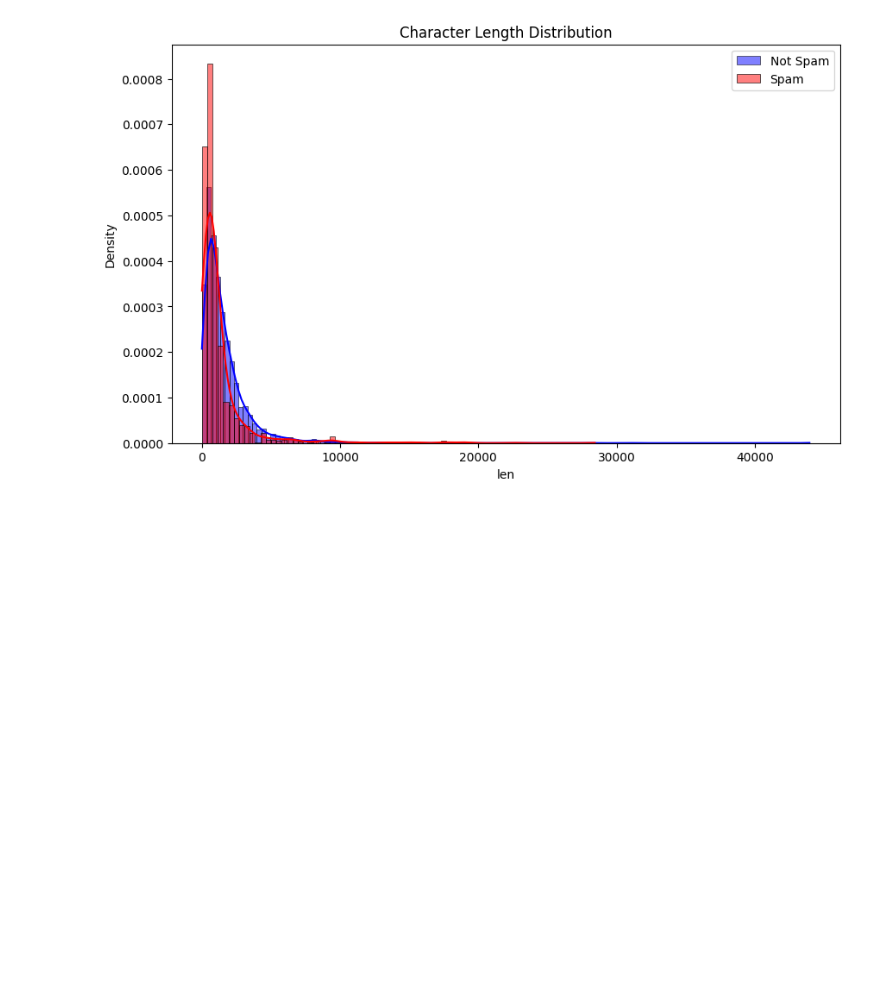
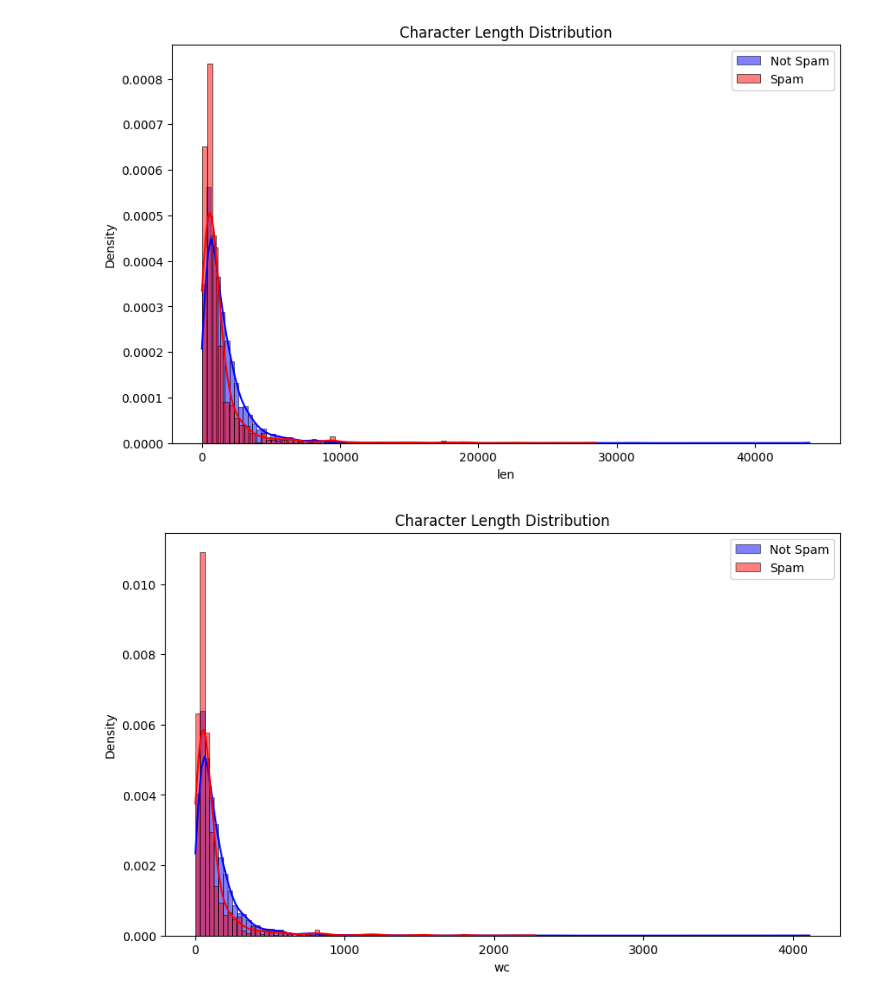
Before and after one commit to Sadman-Ishtiak/spam-email-detection-using-using-naive-bayes-classification, a Jupyter notebook: README.ipynb, the cells around one changed output. Cells and saved outputs as stored; diff of their text form; code cells hidden in the pictures; blank space fills up the shorter version.

```diff
--- a/README.ipynb
+++ b/README.ipynb
@@ -153,3 +153,15 @@ plt.show()
 # embedded-picture
 # %% [output]
 [figure]
+# %%
+plt.figure(figsize=(10, 6))
+# Plotting Not Spam lengths
+sns.histplot(df[df['spam'] == 0]['wc'], color='blue', label='Not Spam', kde=True, stat="density")
+# Plotting Spam lengths
+sns.histplot(df[df['spam'] == 1]['wc'], color='red', label='Spam', kde=True, stat="density")
+
+plt.title('Character Length Distribution')
+plt.legend()
+plt.show()
+# %% [output]
+[figure, added]
```
